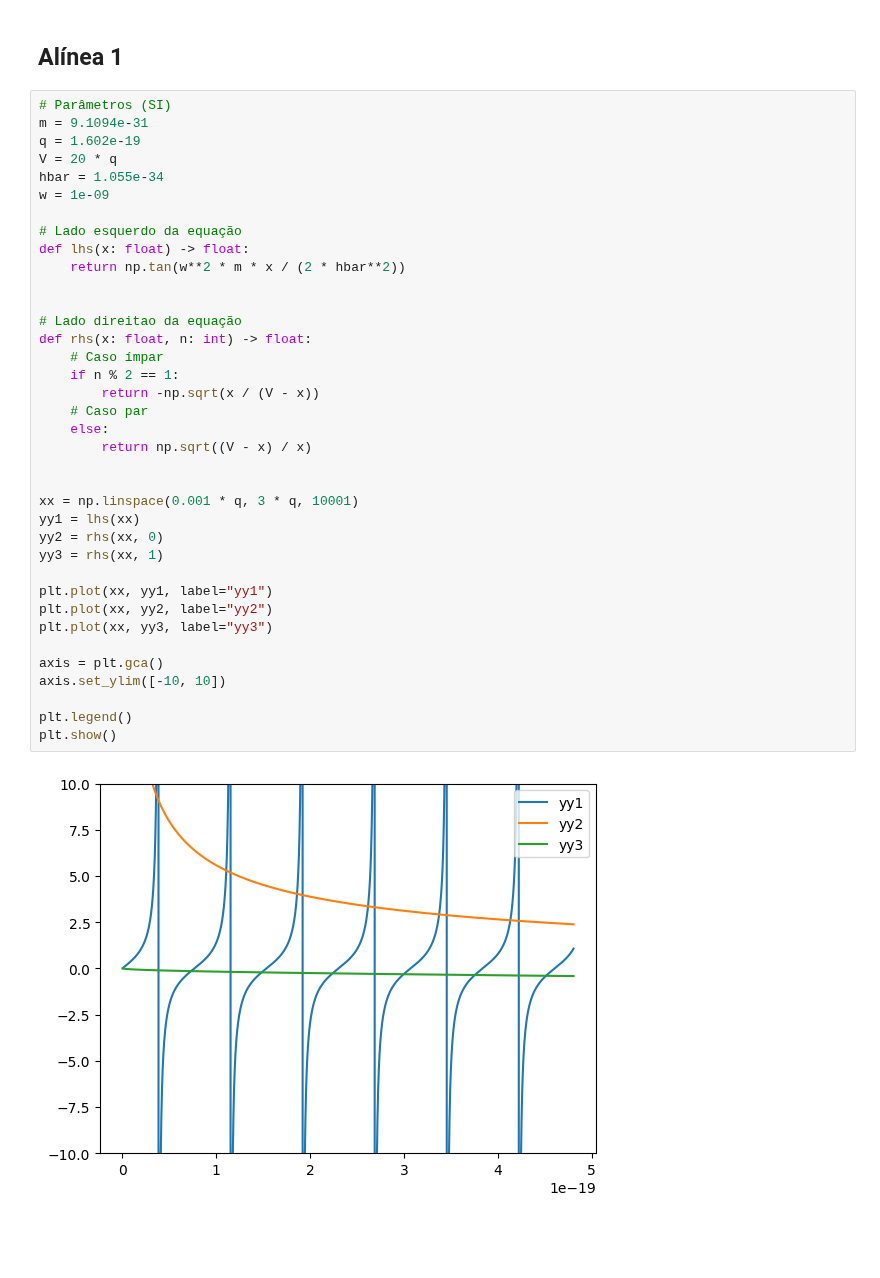
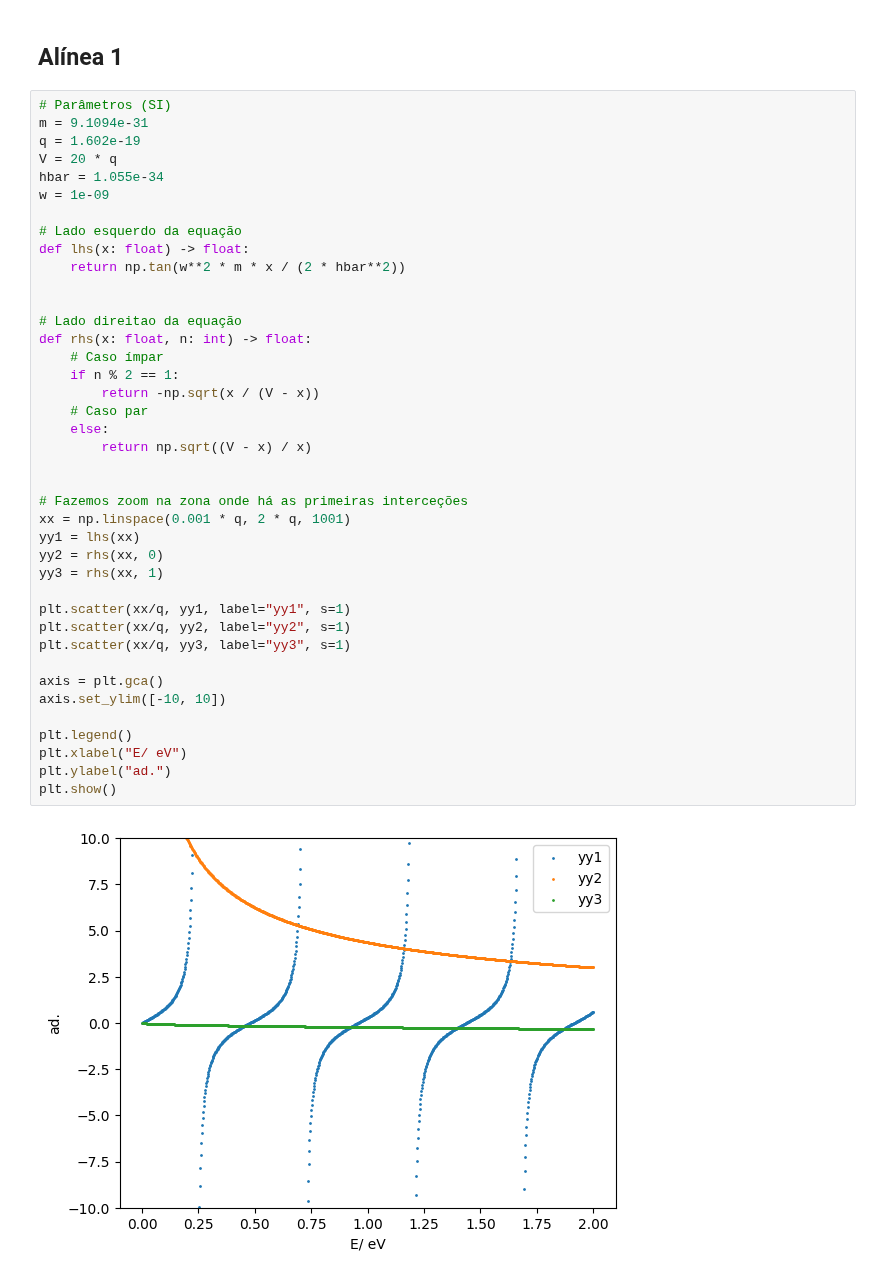
Before and after one commit to guilhermebaos/Aulas-Uni, a Jupyter notebook: Física Computacional/PLs/05-Equações/14-Bisseção-Múltipla.ipynb, the cells around one changed output. Drawn from its saved outputs; the diff is of its cells as text; blank space fills up the shorter version.

```diff
--- a/Física Computacional/PLs/05-Equações/14-Bisseção-Múltipla.ipynb
+++ b/Física Computacional/PLs/05-Equações/14-Bisseção-Múltipla.ipynb
@@ -15,35 +15,38 @@ q = 1.602e-19
 V = 20 * q
 hbar = 1.055e-34
 w = 1e-09
 
 # Lado esquerdo da equação
 def lhs(x: float) -> float:
     return np.tan(w**2 * m * x / (2 * hbar**2))
 
 
 # Lado direitao da equação
 def rhs(x: float, n: int) -> float:
     # Caso ímpar
     if n % 2 == 1:
         return -np.sqrt(x / (V - x))
     # Caso par
     else:
         return np.sqrt((V - x) / x)
 
 
-xx = np.linspace(0.001 * q, 3 * q, 10001)
+# Fazemos zoom na zona onde há as primeiras interceções
+xx = np.linspace(0.001 * q, 2 * q, 1001)
 yy1 = lhs(xx)
 yy2 = rhs(xx, 0)
 yy3 = rhs(xx, 1)
 
-plt.plot(xx, yy1, label="yy1")
-plt.plot(xx, yy2, label="yy2")
-plt.plot(xx, yy3, label="yy3")
+plt.scatter(xx/q, yy1, label="yy1", s=1)
+plt.scatter(xx/q, yy2, label="yy2", s=1)
+plt.scatter(xx/q, yy3, label="yy3", s=1)
 
 axis = plt.gca()
 axis.set_ylim([-10, 10])
 
 plt.legend()
+plt.xlabel("E/ eV")
+plt.ylabel("ad.")
 plt.show()
 # %% [output]
-[figure, old version]
+[figure, new version]
```
Also changed, not shown: parts of 4 cells of this notebook, 5 other files.
